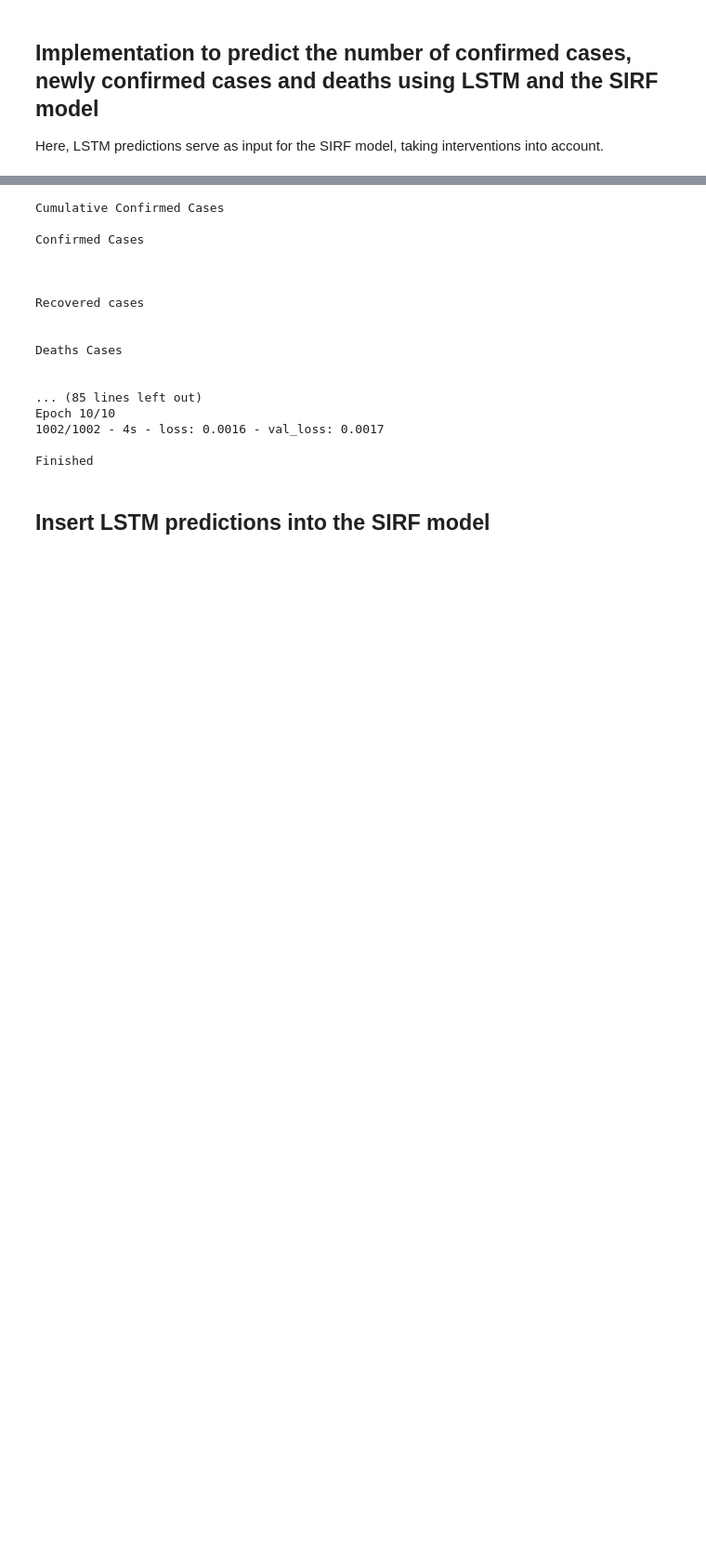
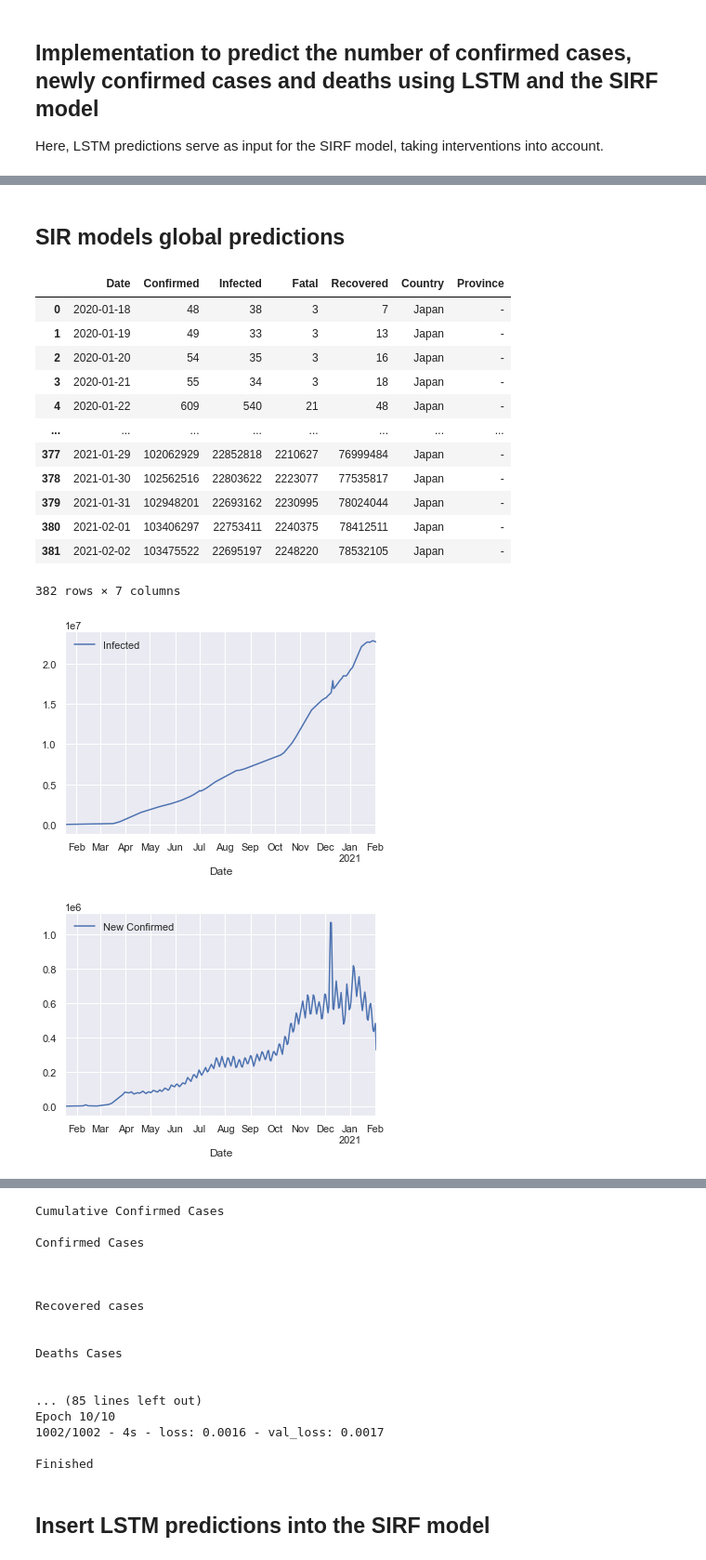
Before and after one commit to rebeccadavidsson/SIR_LSTM, a Jupyter notebook: Comparison/LSTM_to_SIRF.ipynb, the cells around one changed output, grey strips where cells are left out. Shown at 93% size. Cells and saved outputs as stored; diff of their text form; code cells hidden in the pictures; blank space fills up the shorter version.

```diff
--- a/Comparison/LSTM_to_SIRF.ipynb
+++ b/Comparison/LSTM_to_SIRF.ipynb
@@ -86,0 +152,27 @@ train_df.head()
+# %% [markdown]
+## SIR models global predictions
+# %%
+train_global = train_df.groupby("Date").sum().reset_index()
+train_global.plot(x="Date", y="Infected")
+train_global.plot(x="Date", y="New Confirmed")
+# Prepare dataset
+train_global["Country"] = country
+train_global["Province"] = "-"
+train_global = train_global.drop(["Susceptible", "New Confirmed"], axis=1)
+display(train_global)
+# %% [output]
+|  | Date | Confirmed | Infected | Fatal | Recovered | Country | Province |
+| 0 | 2020-01-18 | 48 | 38 | 3 | 7 | Japan | - |
+| 1 | 2020-01-19 | 49 | 33 | 3 | 13 | Japan | - |
+| 2 | 2020-01-20 | 54 | 35 | 3 | 16 | Japan | - |
+| 3 | 2020-01-21 | 55 | 34 | 3 | 18 | Japan | - |
+| 4 | 2020-01-22 | 609 | 540 | 21 | 48 | Japan | - |
+| ... | ... | ... | ... | ... | ... | ... | ... |
+| 377 | 2021-01-29 | 102062929 | 22852818 | 2210627 | 76999484 | Japan | - |
+| 378 | 2021-01-30 | 102562516 | 22803622 | 2223077 | 77535817 | Japan | - |
+| 379 | 2021-01-31 | 102948201 | 22693162 | 2230995 | 78024044 | Japan | - |
+| 380 | 2021-02-01 | 103406297 | 22753411 | 2240375 | 78412511 | Japan | - |
+| 381 | 2021-02-02 | 103475522 | 22695197 | 2248220 | 78532105 | Japan | - |
+382 rows × 7 columns
+[figure, added]
+[figure, added]
```
Also changed, not shown: parts of 15 cells of this notebook, 28 other files.
